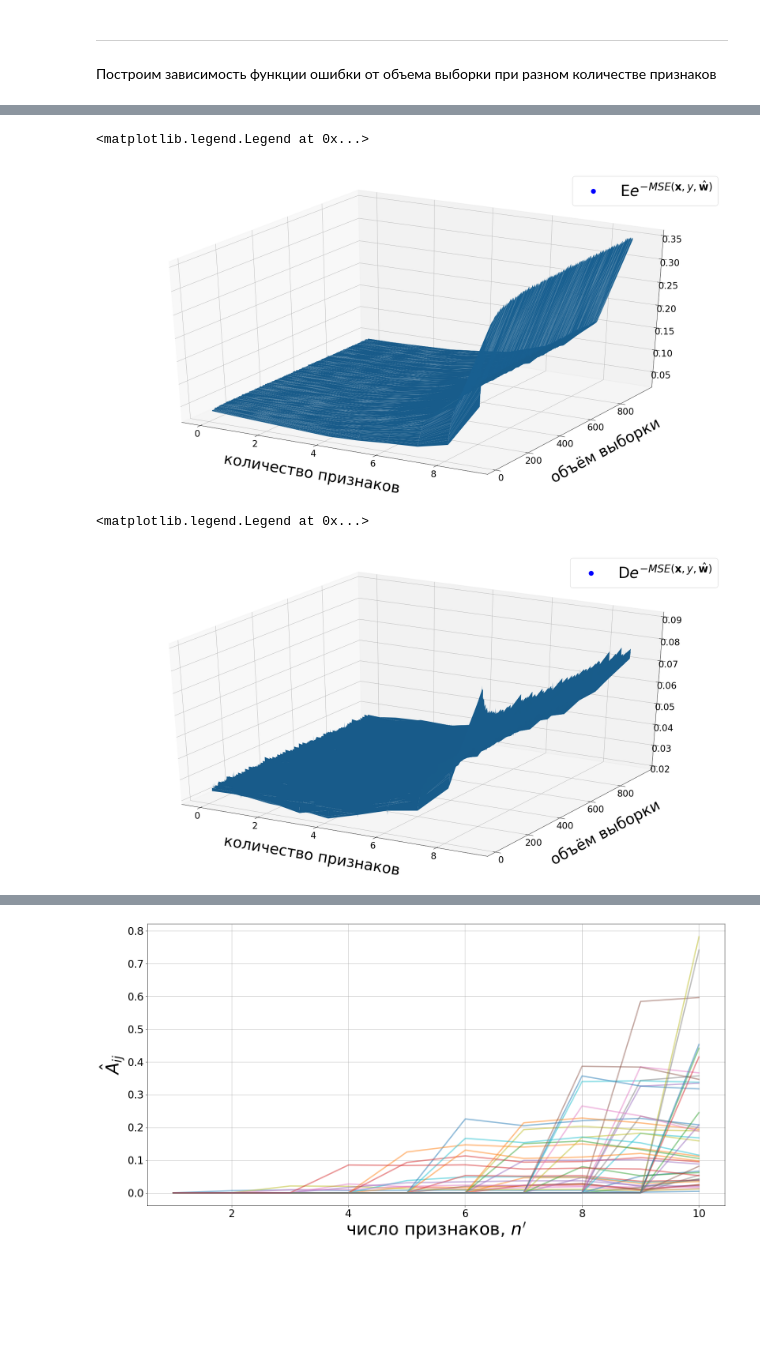
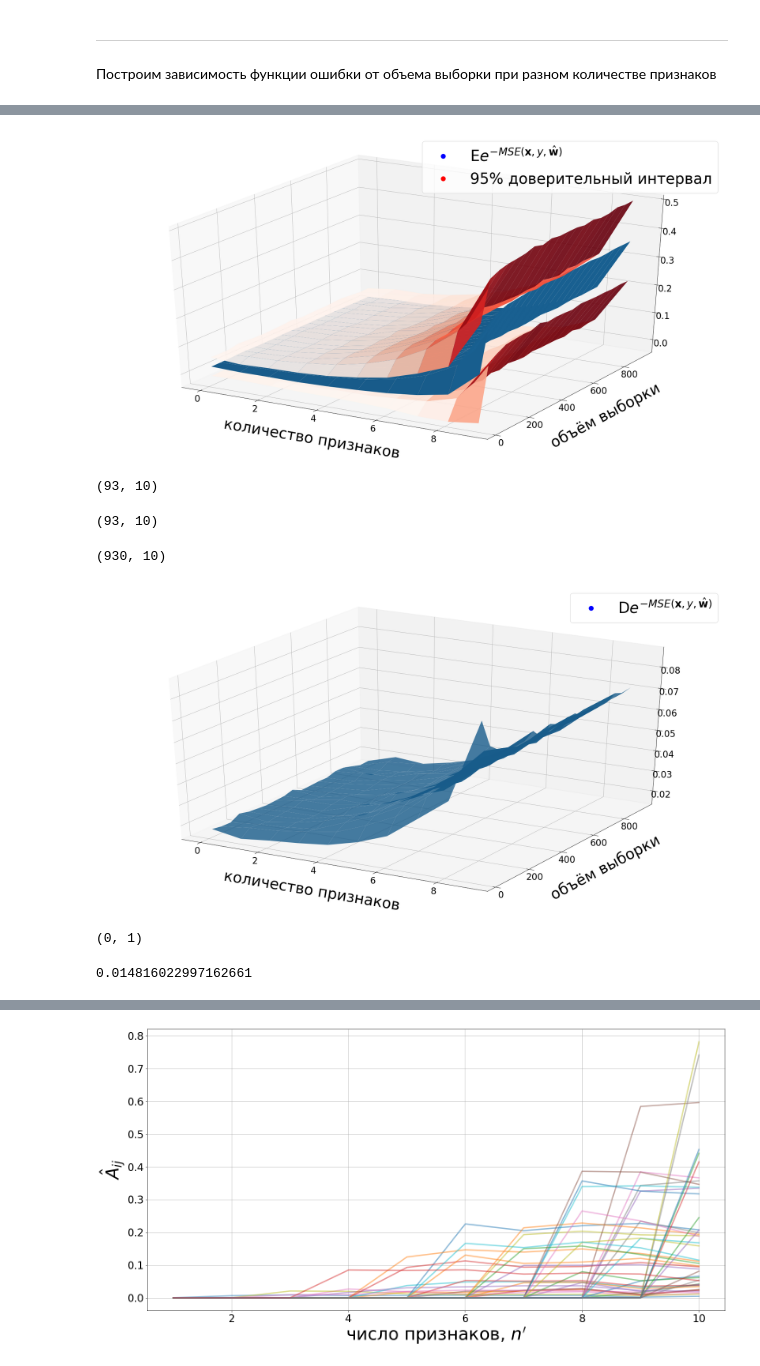
Before and after one commit to Intelligent-Systems-Phystech/2019-Project-44, a Jupyter notebook: code/synthetic_different_complexity_models.ipynb, the cells around one changed output, grey strips where cells are left out. Saved outputs shown, nothing was run; the diff lists cells and outputs as text; code cells hidden in the pictures; blank space fills up the shorter version.

```diff
--- a/code/synthetic_different_complexity_models.ipynb
+++ b/code/synthetic_different_complexity_models.ipynb
@@ -169,30 +169,41 @@ X_axis = np.arange(N)
 Y_axis = np.arange(20, M - test_size)
 XX, YY = np.meshgrid(X_axis, Y_axis)
 ZZ = S[:, 10:].T
-ZZ_down = sps.norm(loc=S[:, 10:].T, scale=std[:, 10:].T).ppf(0.05)
-ZZ_up = sps.norm(loc=S[:, 10:].T, scale=std[:, 10:].T).ppf(0.95)
+ZZ_down = sps.norm(loc=S[:, 10:].T, scale=std[:, 10:].T).ppf(0.025)
+ZZ_up = sps.norm(loc=S[:, 10:].T, scale=std[:, 10:].T).ppf(0.975)
 # %%
 fig = plt.figure(figsize=(30, 16))
 ax = fig.add_subplot(111, projection='3d')
 
-ax.plot_surface(XX, YY, ZZ, rcount=500, ccount=500)
-# ax.plot_surface(XX, YY, ZZ_down, cmap=cm.Reds, alpha=0.3, rcount=500, ccount=500)
-# ax.plot_surface(XX, YY, ZZ_up, cmap=cm.Reds, alpha=0.3, rcount=500, ccount=500)
+ax.plot_surface(XX[::50], YY[::50], ZZ[::50], rcount=500, ccount=500)
+ax.plot_surface(XX[::50], YY[::50], ZZ_down[::50], cmap=cm.Reds, alpha=0.9, rcount=1000, ccount=1000)
+ax.plot_surface(XX[::50], YY[::50], ZZ_up[::50], cmap=cm.Reds, alpha=0.9, rcount=1000, ccount=1000)
 plt.xlabel('количество признаков', labelpad=50)
 plt.ylabel('объём выборки', labelpad=50)
 
 label_mean = lines.Line2D([0],[0], linestyle="none", c='b', marker = 'o')
-# label_interval = lines.Line2D([0],[0], linestyle="none", c='r', marker = 'o')
-ax.legend([label_mean], ['$\mathsf{E}e^{-MSE(\\mathbf{x}, y, \\hat{\\mathbf{w}})}$'], numpoints = 1)
+label_interval = lines.Line2D([0],[0], linestyle="none", c='r', marker = 'o')
+ax.legend([label_mean, label_interval], ['$\mathsf{E}e^{-MSE(\\mathbf{x}, y, \\hat{\\mathbf{w}})}$', '95% доверительный интервал'], numpoints = 1)
 # plt.savefig('../data/pics/synthetic_MSE_surface.pdf', format='pdf')
 # %% [output]
-<matplotlib.legend.Legend at 0x...>
-[figure, old version]
+[figure, new version]
+# %%
+YY[::10].shape
+# %% [output]
+(93, 10)
+# %%
+std[:, 10::10].T.shape
+# %% [output]
+(93, 10)
+# %%
+XX.shape
+# %% [output]
+(930, 10)
 # %%
 fig = plt.figure(figsize=(30, 16))
 ax = fig.add_subplot(111, projection='3d')
 
-ax.plot_surface(XX, YY, std[:, 10:].T, rcount=500, ccount=500)
+ax.plot_surface(XX[::50], YY[::50], std[:, 10::50].T, rcount=500, ccount=500, alpha=0.8)
 plt.xlabel('количество признаков', labelpad=50)
 plt.ylabel('объём выборки', labelpad=50)
 
@@ -200,8 +211,15 @@ label_mean = lines.Line2D([0],[0], linestyle="none", c='b', marker = 'o')
 ax.legend([label_mean], ['$\mathsf{D}e^{-MSE(\\mathbf{x}, y, \\hat{\\mathbf{w}})}$'], numpoints = 1)
 # plt.savefig('../data/pics/synthetic_MSE_std_surface.pdf', format='pdf')
 # %% [output]
-<matplotlib.legend.Legend at 0x...>
-[figure, old version]
+[figure, new version]
+# %%
+np.unravel_index(np.argmin(std[:, 10:].T), std[:, 10:].T.shape)
+# %% [output]
+(0, 1)
+# %%
+std[:, 10:].T[0, 1]
+# %% [output]
+0.014816022997162661
 # %%
 W = []
 
```
Also changed, not shown: parts of 2 cells of this notebook, 26 other files.
